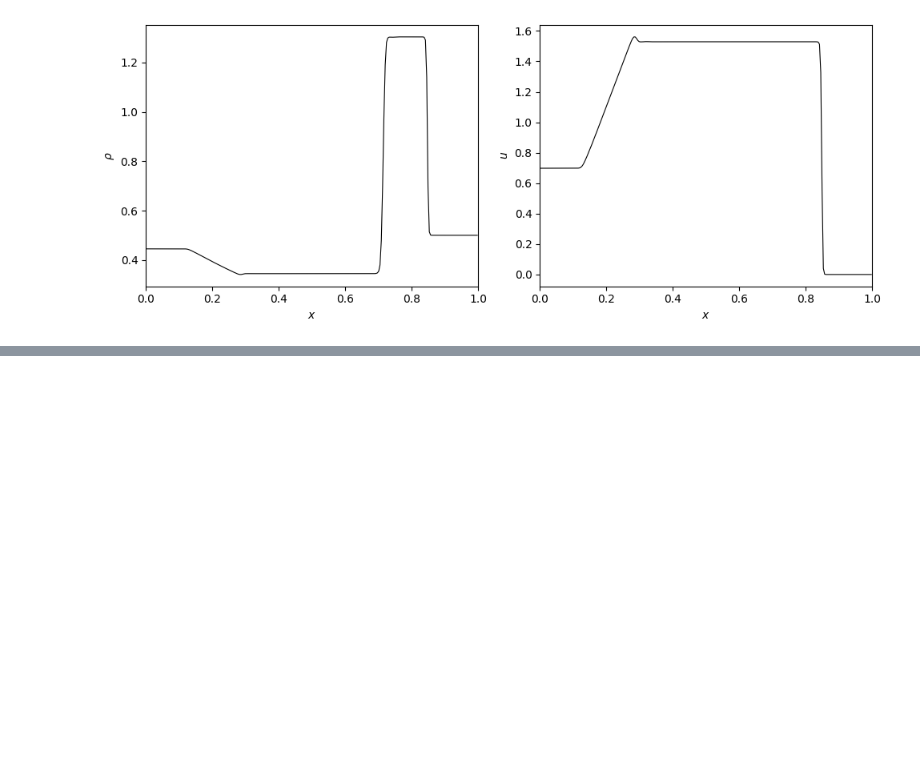
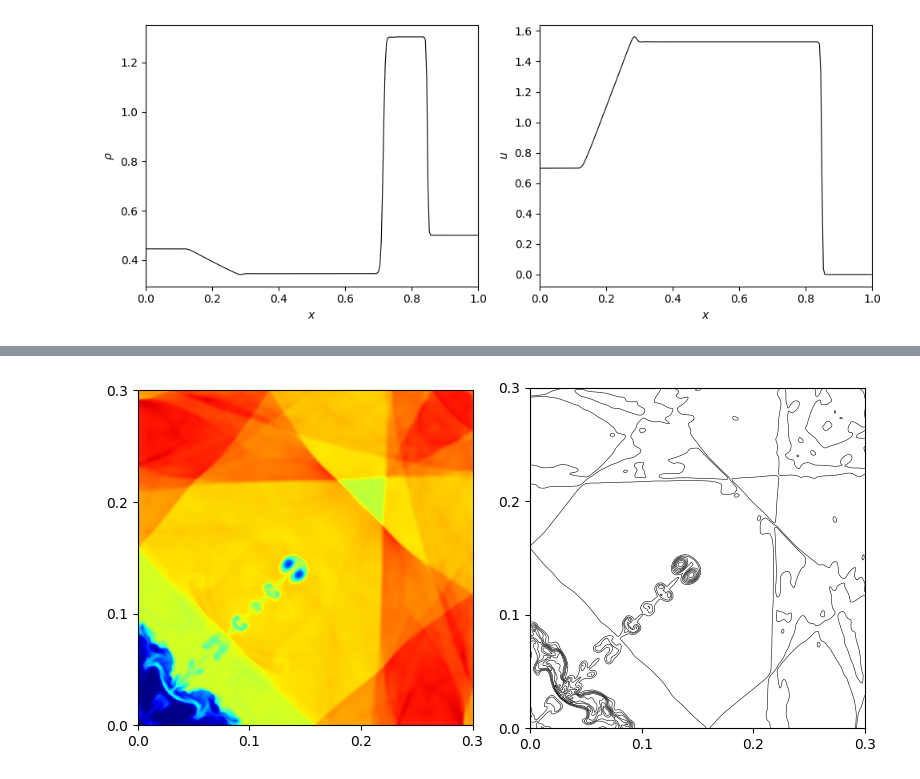
Before and after one commit to fengyiqi/boiles, a Jupyter notebook: tutorial/inputfiles/plots.ipynb, the cells around one changed output, grey strips where cells are left out. Drawn from its saved outputs; the diff is of its cells as text; code cells hidden in the pictures; blank space fills up the shorter version.

```diff
--- a/tutorial/inputfiles/plots.ipynb
+++ b/tutorial/inputfiles/plots.ipynb
@@ -34,0 +36,16 @@ plt.savefig("/home/yiqi/PycharmProjects/boiles/tutorial/inputfiles/pics/2d_riema
+# %%
+case = Simulation2D("./implosion/domain/data_2.500000.h5")
+plt.figure(figsize=(8, 4), dpi=100)
+plt.subplot(1, 2, 1)
+plt.imshow(case.result["density"], vmin=0.4, vmax=1.1, cmap="jet", extent=[0, 0.3, 0, 0.3], origin="lower")
+plt.xticks([0, 0.1, 0.2, 0.3])
+plt.yticks([0, 0.1, 0.2, 0.3])
+plt.tight_layout()
+plt.subplot(1, 2, 2)
+plt.contour(case.result["density"], extent=[0, 0.3, 0, 0.3], levels=np.arange(0.3, 1.10001, 0.05), colors="black", linewidths=0.4)
+plt.xticks([0, 0.1, 0.2, 0.3])
+plt.yticks([0, 0.1, 0.2, 0.3])
+plt.tight_layout()
+plt.savefig("/home/yiqi/PycharmProjects/boiles/tutorial/inputfiles/pics/implosion.jpg", dpi=400)
+# %% [output]
+[figure, added]
```
Also changed, not shown: parts of 2 cells of this notebook, 4 other files.
